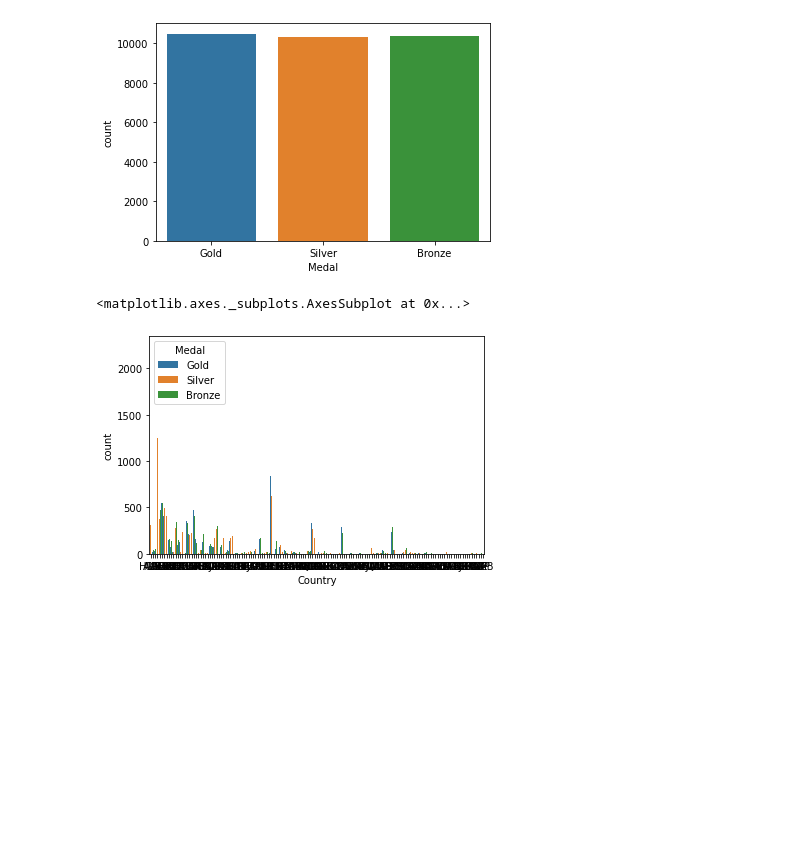
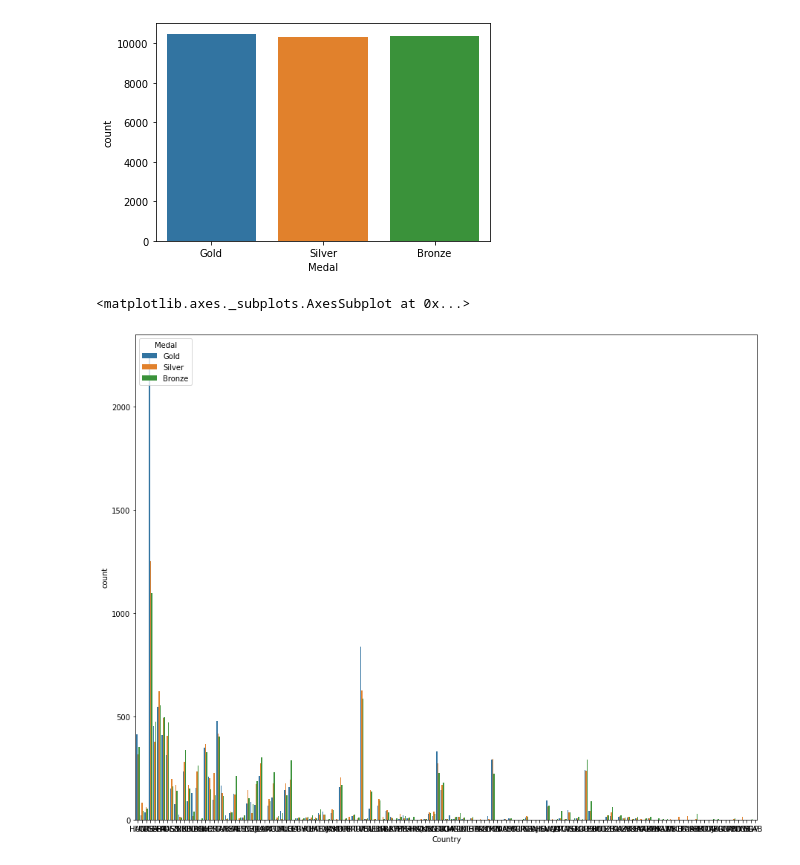
Before and after one commit to Creatrohit9/OLYMPIC-ANALYSIS, a Jupyter notebook: Olympic_Analysis_by_Rohit_bhadauriya_2022.ipynb, the cells around one changed output. Cells and saved outputs as stored; diff of their text form; code cells hidden in the pictures; blank space fills up the shorter version.

```diff
--- a/Olympic_Analysis_by_Rohit_bhadauriya_2022.ipynb
+++ b/Olympic_Analysis_by_Rohit_bhadauriya_2022.ipynb
@@ -262,8 +299,9 @@ sns.countplot(x ='Medal', data = dfsum)
 <matplotlib.axes._subplots.AxesSubplot at 0x...>
 [figure]
 # %%
+fig=plt.figure(figsize=(15,12))
 sns.countplot(x ='Country',hue = 'Medal', data = dfsum)
 # %% [output]
 <matplotlib.axes._subplots.AxesSubplot at 0x...>
-[figure, old version]
+[figure, new version]
 # %%
```
Also changed, not shown: parts of 9 cells of this notebook.
